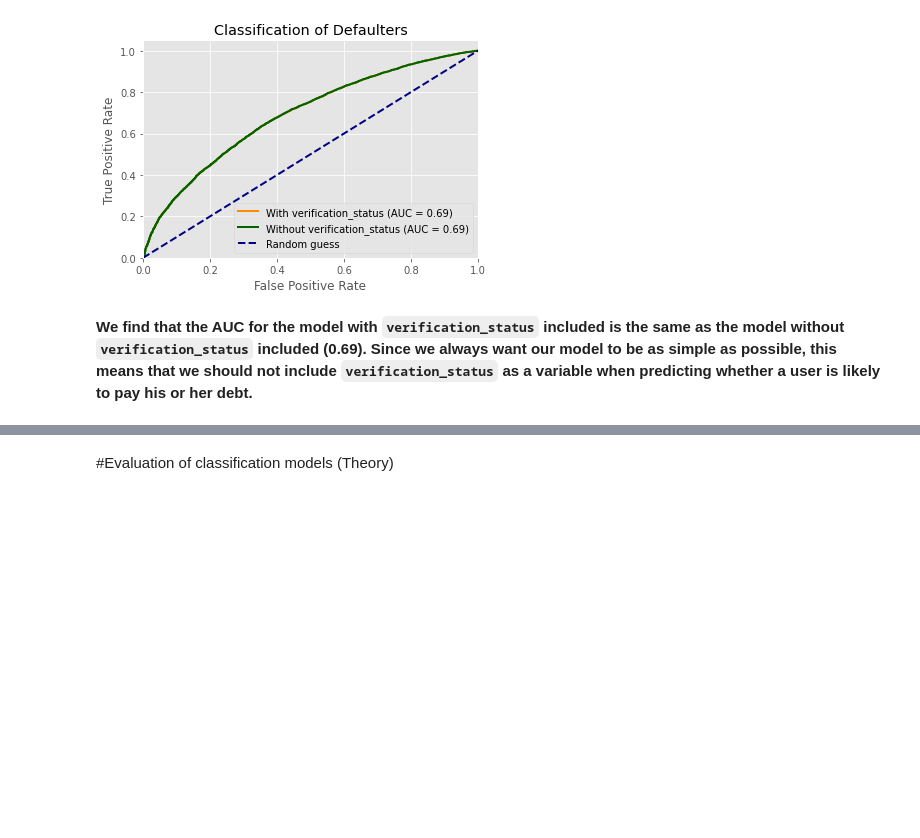
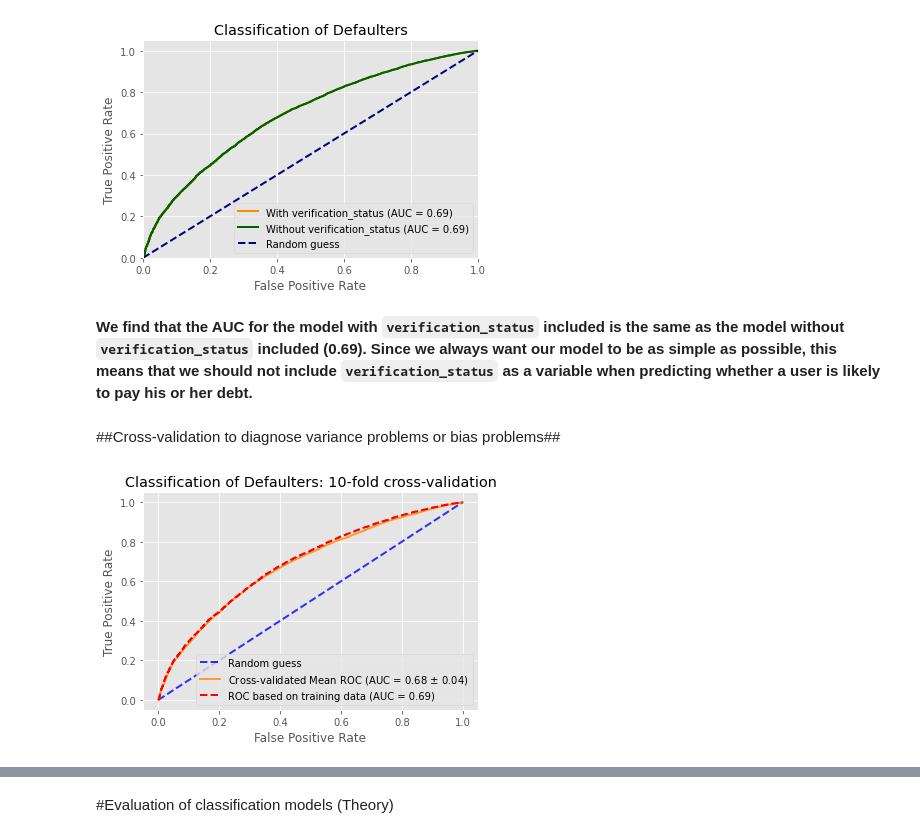
Before and after one commit to ancastillar/How-important-is-the-income-source-of-a-loan-applicant-, a Jupyter notebook: Model_LOAN_Logistic_regresion.ipynb, the cells around one changed output, grey strips where cells are left out. Drawn from its saved outputs; the diff is of its cells as text; code cells hidden in the pictures; blank space fills up the shorter version.

```diff
--- a/Model_LOAN_Logistic_regresion.ipynb
+++ b/Model_LOAN_Logistic_regresion.ipynb
@@ -345,3 +396,5 @@ plt.show()
 [figure]
 # %% [markdown]
 **We find that the AUC for the model with <code>verification_status</code> included is the same as the model without <code>verification_status</code> included (0.69). Since we always want our model to be as simple as possible, this means that we should not include <code>verification_status</code> as a variable when predicting whether a user is likely to pay his or her debt.**
+# %% [markdown]
+##Cross-validation to diagnose variance problems or bias problems##
@@ -347,0 +423,26 @@ plt.show()
+# %%
+# plot the cross-validated ROC
+
+tprs_vs, aucs_vs, mean_fpr_vs = cv_roc(df_pre, df['loan_status'].cat.codes, 10)
+
+plt.plot([0, 1], [0, 1], linestyle='--', lw=2, color='blue', label='Random guess', alpha=.8)
+
+mean_tpr_vs = np.mean(tprs_vs, axis=0)
+mean_tpr_vs[-1] = 1.0
+
+mean_auc_vs = auc(mean_fpr_vs, mean_tpr_vs)
+std_auc_vs = np.std(aucs_vs)
+
+plt.plot(mean_fpr_vs, mean_tpr_vs, color='darkorange', lw=2, alpha=.8,
+         label=f"Cross-validated Mean ROC (AUC = {mean_auc_vs:0.2f} $\pm$ {std_auc_vs:0.2f})")
+
+plt.plot(roc_vs[0], roc_vs[1], color='red', linestyle='--', lw=line_width,
+         label=f"ROC based on training data (AUC = {auc_vs:0.2f})")
+
+plt.xlabel('False Positive Rate')
+plt.ylabel('True Positive Rate')
+plt.legend(loc='lower right')
+plt.title('Classification of Defaulters: 10-fold cross-validation')
+plt.show()
+# %% [output]
+[figure, added]
```
Also changed, not shown: parts of 9 cells of this notebook.
